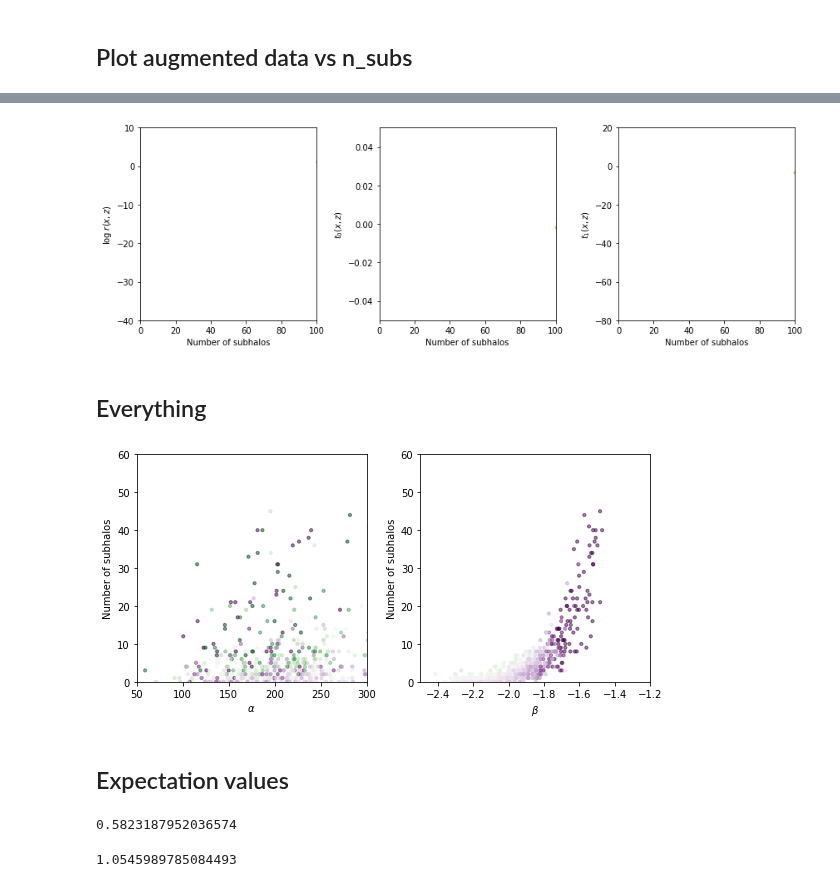
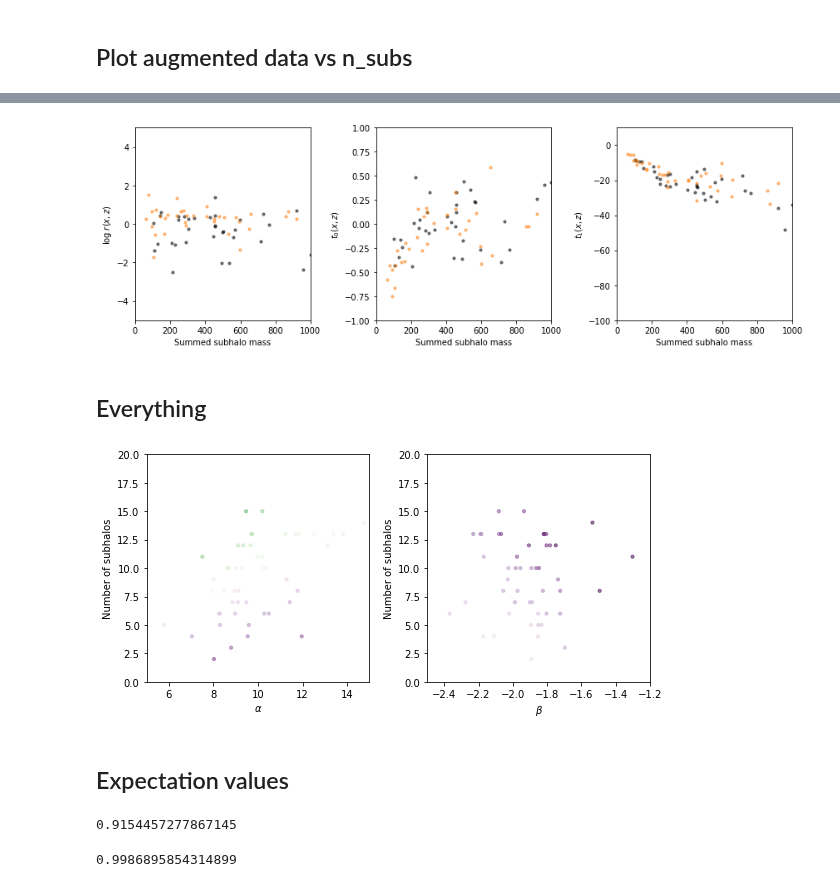
Before and after one commit to smsharma/mining-for-substructure-lens, a Jupyter notebook: notebooks/02_analyze_joint_data.ipynb, the cells around one changed output, grey strips where cells are left out. Cells and saved outputs as stored; diff of their text form; code cells hidden in the pictures.

```diff
--- a/notebooks/02_analyze_joint_data.ipynb
+++ b/notebooks/02_analyze_joint_data.ipynb
@@ -114,75 +113,75 @@ skip = 1
 fig = plt.figure(figsize=(12,4))
 
 ax = plt.subplot(1,3,1)
-plt.scatter(avg_m_subs_train[y_train==1][::skip], (log_r_xz_train[y_train==1][::skip]), alpha=0.5, s=10., c='black')
-plt.scatter(avg_m_subs_train[y_train==0][::skip], (log_r_xz_train[y_train==0][::skip]), alpha=0.5, s=10., c='C1')
-plt.xlabel("Number of subhalos")
+plt.scatter(m_subs_train[y_train==1][::skip], np.log(r_xz_train)[y_train==1][::skip], alpha=0.5, s=10., c='black')
+plt.scatter(m_subs_train[y_train==0][::skip], np.log(r_xz_train)[y_train==0][::skip], alpha=0.5, s=10., c='C1')
+plt.xlabel("Summed subhalo mass")
 plt.ylabel(r"$\log \; r(x,z)$")
-plt.xlim(0.,100.)
-plt.ylim(-40,10.)
+plt.xlim(0,1000.)
+plt.ylim(-5,5.)
 
 ax = plt.subplot(1,3,2)
-plt.scatter(avg_m_subs_train[y_train==1][::skip], t_xz_train[y_train==1][::skip, 0], alpha=0.5, s=10., c='black')
-plt.scatter(avg_m_subs_train[y_train==0][::skip], t_xz_train[y_train==0][::skip, 0], alpha=0.5, s=10., c='C1')
-plt.xlabel("Number of subhalos")
+plt.scatter(m_subs_train[y_train==1][::skip], t_xz_train[y_train==1][::skip, 0], alpha=0.5, s=10., c='black')
+plt.scatter(m_subs_train[y_train==0][::skip], t_xz_train[y_train==0][::skip, 0], alpha=0.5, s=10., c='C1')
+plt.xlabel("Summed subhalo mass")
 plt.ylabel(r"$t_0(x,z)$")
-plt.xlim(0.,100.)
-plt.ylim(-.05,.05)
+plt.xlim(0,1000.)
+plt.ylim(-1,1)
 
 ax = plt.subplot(1,3,3)
-plt.scatter(avg_m_subs_train[y_train==1][::skip], t_xz_train[y_train==1][::skip, 1], alpha=0.5, s=10., c='black')
-plt.scatter(avg_m_subs_train[y_train==0][::skip], t_xz_train[y_train==0][::skip, 1], alpha=0.5, s=10., c='C1')
-plt.xlabel("Number of subhalos")
+plt.scatter(m_subs_train[y_train==1][::skip], t_xz_train[y_train==1][::skip, 1], alpha=0.5, s=10., c='black')
+plt.scatter(m_subs_train[y_train==0][::skip], t_xz_train[y_train==0][::skip, 1], alpha=0.5, s=10., c='C1')
+plt.xlabel("Summed subhalo mass")
 plt.ylabel(r"$t_1(x,z)$")
-plt.xlim(0.,100.)
-plt.ylim(-80.,20.)
+plt.xlim(0,1000.)
+plt.ylim(-100.,10.)
 
 plt.tight_layout()
-plt.savefig("../figures/avg_msub_vs_gold.pdf")
+plt.savefig("../figures/msub_vs_gold.pdf")
 # %% [output]
-[figure, old version]
+[figure, new version]
 # %% [markdown]
 ## Everything
 # %%
 skip = 1
 fig = plt.figure(figsize=(8,4))
 
 ax = plt.subplot(1,2,1)
 plt.scatter(
     theta_train[y_train==0][::skip, 0], n_subs_train[y_train==0][::skip],
-    c=t_xz_train[y_train==0][::skip,0], vmin=-0.02, vmax=0.02, cmap='PRGn',
+    c=t_xz_train[y_train==0][::skip,0], vmin=-1, vmax=1, cmap='PRGn',
     alpha=0.5, s=10.
 )
 plt.ylabel("Number of subhalos")
 plt.xlabel(r"$\alpha$")
-plt.ylim(0.,60.)
-plt.xlim(50,300)
+plt.ylim(0.,20.)
+plt.xlim(5,15)
 
 ax = plt.subplot(1,2,2)
 plt.scatter(
     theta_train[y_train==0][::skip, 1], n_subs_train[y_train==0][::skip],
     c=t_xz_train[y_train==0][::skip,1], vmin=-40, vmax=40, cmap='PRGn',
     alpha=0.5, s=10.
 )
 plt.ylabel("Number of subhalos")
 plt.xlabel(r"$\beta$")
-plt.ylim(0.,60.)
+plt.ylim(0.,20.)
 plt.xlim(-2.5,-1.2)
 
 plt.tight_layout()
 plt.savefig("../figures/theta_nsub_score.pdf")
 # %% [output]
-[figure, old version]
+[figure, new version]
 # %% [markdown]
 ## Expectation values
 # %%
-np.mean(np.exp(-log_r_xz_train[y_train==0]))
+np.mean(1./r_xz_train[y_train==0])
 # %% [output]
-0.5823187952036574
+0.9154457277867145
 # %%
-np.mean(np.exp(log_r_xz_train[y_train==1]))
+np.mean(r_xz_train[y_train==1])
 # %% [output]
-1.0545989785084493
+0.9986895854314899
 # %%
 np.mean(t_xz_train[y_train==0][:,0])
 # %% [output]
```
Also changed, not shown: parts of 8 cells of this notebook, 10 other files.
